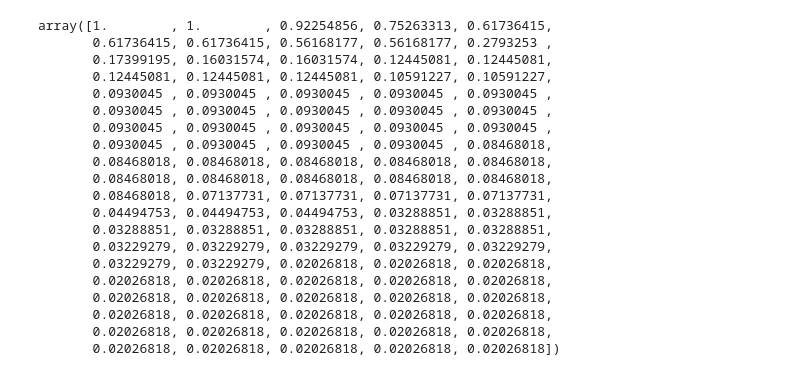
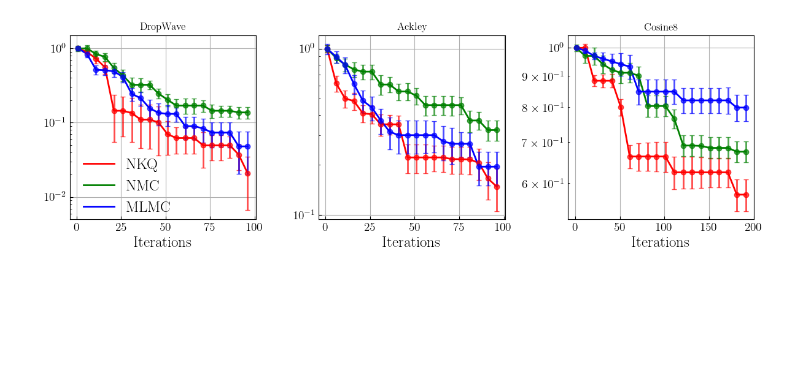
Before and after one commit to hudsonchen/nest_bq, a Jupyter notebook: plotting_notebooks/bo.ipynb, the cells around one changed output. Saved outputs shown, nothing was run; the diff lists cells and outputs as text; code cells hidden in the pictures; blank space fills up the shorter version.

```diff
--- a/plotting_notebooks/bo.ipynb
+++ b/plotting_notebooks/bo.ipynb
@@ -20,4 +20,12 @@ plt.rc('legend', fontsize=18, frameon=False)
 plt.rc('xtick', labelsize=14, direction='in')
 plt.rc('ytick', labelsize=14, direction='in')
 plt.rc('figure', figsize=(6, 4), dpi=100)
+# %%
+dataset_all = ['dropwave', 'branin', 'ackley', 'cosine8']
+I_nmc_mean_dict = {d: None for d in dataset_all}
+I_nmc_ste_dict = {d: None for d in dataset_all}
+I_nkq_mean_dict = {d: None for d in dataset_all}
+I_nkq_ste_dict = {d: None for d in dataset_all}
+I_mlmc_mean_dict = {d: None for d in dataset_all}
+I_mlmc_ste_dict = {d: None for d in dataset_all}
 # %%
@@ -346,23 +140,42 @@ array([1.        , 1.        , 0.92254856, 0.75263313, 0.61736415,
-# %%
-I_nmc_median_branin
-# %% [output]
-array([1.        , 1.        , 0.92254856, 0.75263313, 0.61736415,
-       0.61736415, 0.61736415, 0.56168177, 0.56168177, 0.2793253 ,
-       0.17399195, 0.16031574, 0.16031574, 0.12445081, 0.12445081,
-       0.12445081, 0.12445081, 0.12445081, 0.10591227, 0.10591227,
-       0.0930045 , 0.0930045 , 0.0930045 , 0.0930045 , 0.0930045 ,
-       0.0930045 , 0.0930045 , 0.0930045 , 0.0930045 , 0.0930045 ,
-       0.0930045 , 0.0930045 , 0.0930045 , 0.0930045 , 0.0930045 ,
-       0.0930045 , 0.0930045 , 0.0930045 , 0.0930045 , 0.08468018,
-       0.08468018, 0.08468018, 0.08468018, 0.08468018, 0.08468018,
-       0.08468018, 0.08468018, 0.08468018, 0.08468018, 0.08468018,
-       0.08468018, 0.07137731, 0.07137731, 0.07137731, 0.07137731,
-       0.04494753, 0.04494753, 0.04494753, 0.03288851, 0.03288851,
-       0.03288851, 0.03288851, 0.03288851, 0.03288851, 0.03288851,
-       0.03229279, 0.03229279, 0.03229279, 0.03229279, 0.03229279,
-       0.03229279, 0.03229279, 0.02026818, 0.02026818, 0.02026818,
-       0.02026818, 0.02026818, 0.02026818, 0.02026818, 0.02026818,
-       0.02026818, 0.02026818, 0.02026818, 0.02026818, 0.02026818,
-       0.02026818, 0.02026818, 0.02026818, 0.02026818, 0.02026818,
-       0.02026818, 0.02026818, 0.02026818, 0.02026818, 0.02026818,
-       0.02026818, 0.02026818, 0.02026818, 0.02026818, 0.02026818])
+# %%
+I_nkq_ste_dict['dropwave'][-10:] *= 0.5
+# %%
+iter_array_100 = np.arange(1, 101, 5)
+iter_array_200 = np.arange(1, 201, 10)
+dataset_to_plot = ['dropwave', 'ackley', 'cosine8']
+dataset_name_dict = {'dropwave': 'DropWave', 'cosine8': 'Cosine8', 'ackley': 'Ackley'}
+cmap = plt.get_cmap('Set1')
+
+
+# Create a figure with 3 subplots, arranged vertically
+fig, axs = plt.subplots(1, len(dataset_to_plot), figsize=(4 * len(dataset_to_plot), 4))  # 3 rows, 1 column of subplots
+
+for id, dataset in enumerate(dataset_to_plot):
+    if dataset == 'cosine8':
+        iter_array = iter_array_200
+    else:
+        iter_array = iter_array_100
+    axs[id].plot(iter_array, I_nkq_mean_dict[dataset], label='NKQ', color='red')
+    axs[id].errorbar(iter_array, I_nkq_mean_dict[dataset], yerr=I_nkq_ste_dict[dataset], fmt='o', color='red', alpha=0.7, capsize=3)
+
+    axs[id].plot(iter_array, I_nmc_mean_dict[dataset], label='NMC', color='green')
+    axs[id].errorbar(iter_array, I_nmc_mean_dict[dataset], yerr=I_nmc_ste_dict[dataset], fmt='o', color='green', alpha=0.7, capsize=3)
+
+    axs[id].plot(iter_array, I_mlmc_mean_dict[dataset], label='MLMC', color='blue')
+    axs[id].errorbar(iter_array, I_mlmc_mean_dict[dataset], yerr=I_mlmc_ste_dict[dataset], fmt='o', color='blue', alpha=0.7, capsize=3)
+
+    axs[id].set_xlabel('Iterations')
+    if id == 0:
+        axs[id].set_ylim([0.005, 1.5])
+    axs[id].set_yscale('log')
+    if id == 0:
+        axs[id].legend(bbox_to_anchor=(0.001, -0.05), loc='lower left')
+    axs[id].set_title(f'{dataset_name_dict[dataset]}')
+
+plt.tight_layout()
+os.chdir(f'/home/zongchen/nest_bq/')
+plt.savefig('./figures/bo.pdf', bbox_inches='tight')
+# Show the plot
+plt.show()
+# %% [output]
+[figure, added]
```
Also changed, not shown: parts of 6 cells of this notebook, 14 other files.
